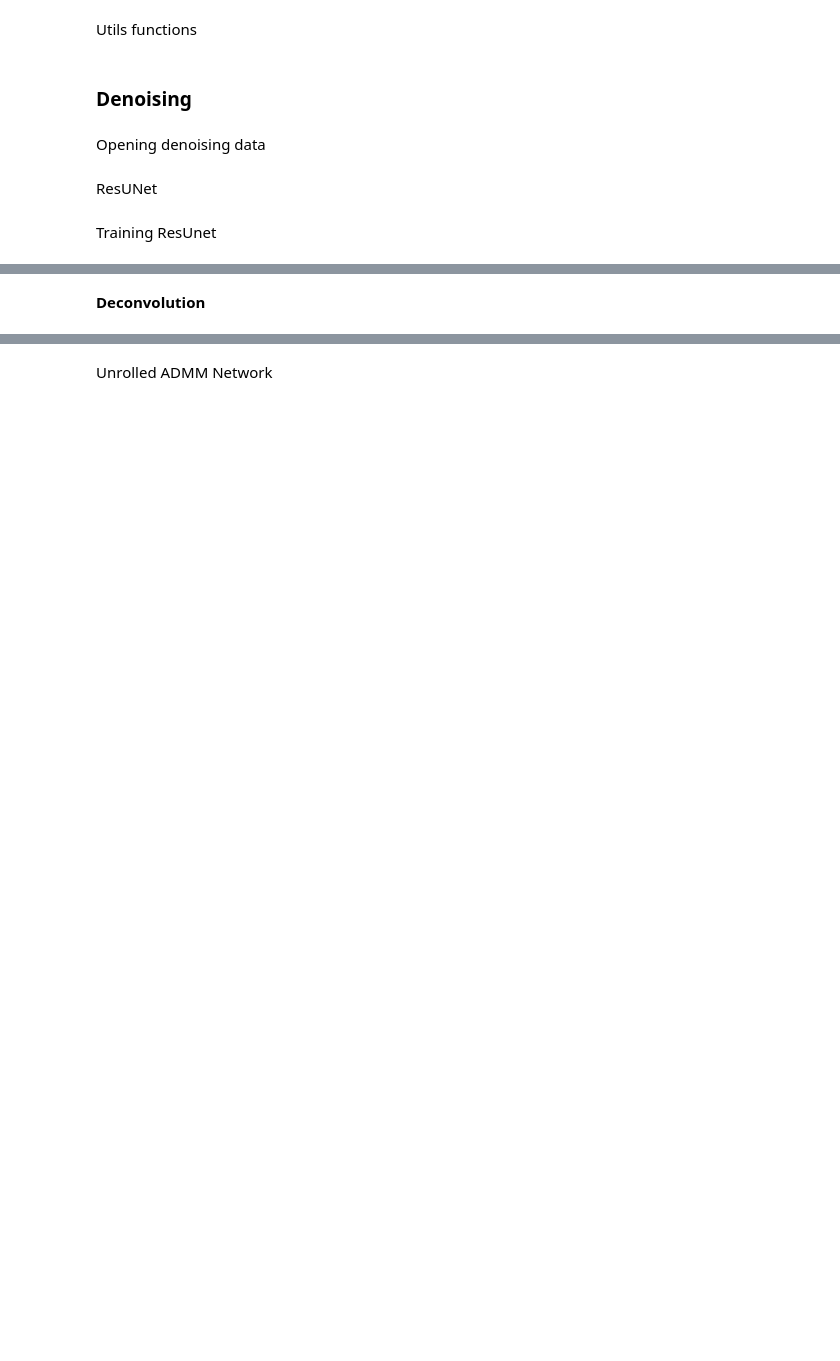
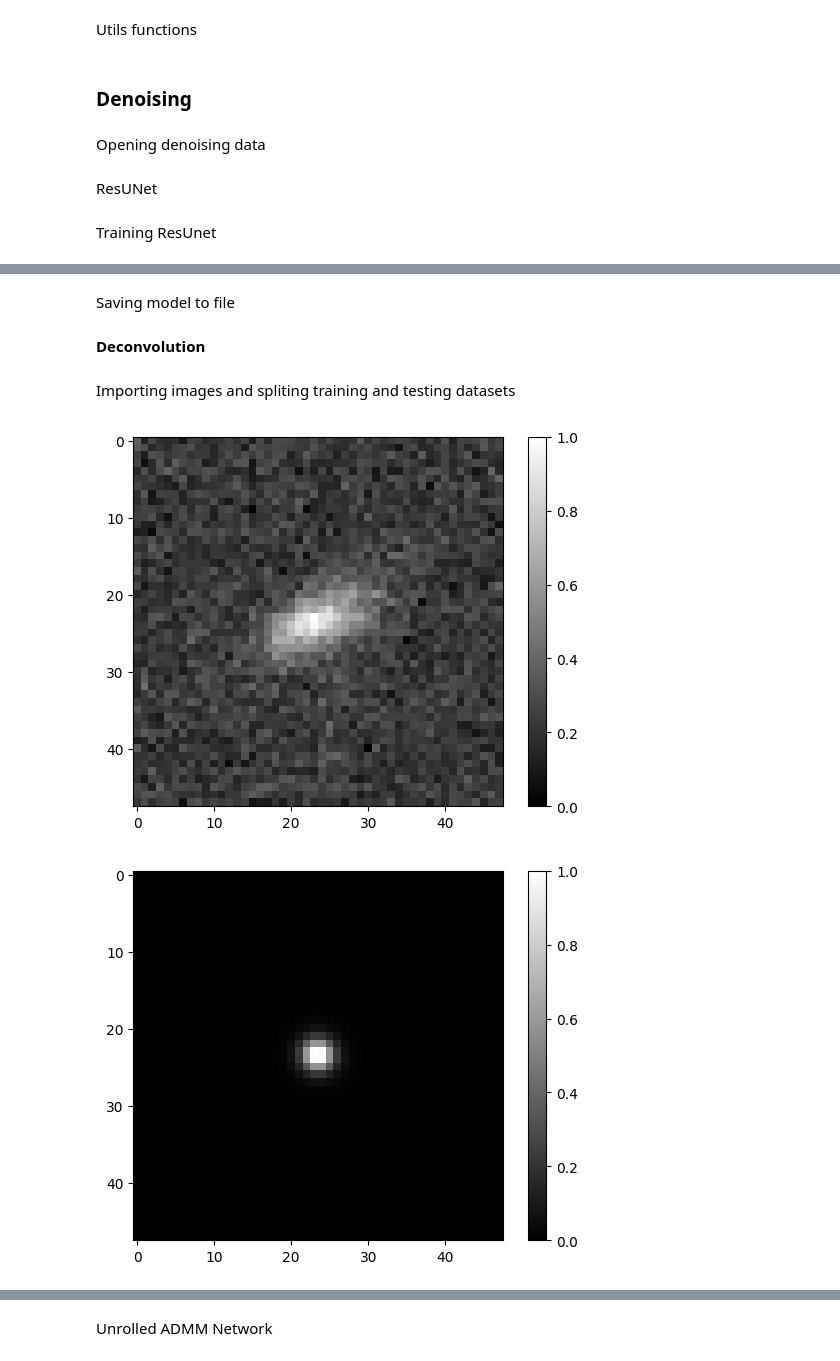
Before and after one commit to hugobbi/galaxy-deconvolution, a Jupyter notebook: src/nn_deconvolution.ipynb, the cells around one changed output, grey strips where cells are left out. Drawn from its saved outputs; the diff is of its cells as text; code cells hidden in the pictures; blank space fills up the shorter version.

```diff
--- a/src/nn_deconvolution.ipynb
+++ b/src/nn_deconvolution.ipynb
@@ -52,7 +52,7 @@ def normalize_list(list_arrays):
 # %% [markdown]
 Opening denoising data
 # %%
-image_file_path = 'output_denoising_snr100.fits'
+image_file_path = 'outputs/output_denoising_snr100.fits'
 img_head, img_data = read_header_and_data(image_file_path, 0)
 # %% [markdown]
 ResUNet
@@ -199,0 +174,2 @@ show_image(predictions[idx])
+# %% [markdown]
+Saving model to file
@@ -200,2 +178,50 @@ show_image(predictions[idx])
 # %% [markdown]
 **Deconvolution**
+# %% [markdown]
+Importing images and spliting training and testing datasets
+# %%
+# Importing images
+image_file_path = 'outputs/output_deconv_snr100_5k.fits'
+img_head, img_data = read_header_and_data(image_file_path, 0) # img_data = [mod_img1, original_img1, mod_img2, original_img2, ...]
+
+image_psf_file_path = 'outputs/output_deconv_snr100_5k_psf.fits'
+psf_head, psf_data = read_header_and_data(image_psf_file_path, 0)
+
+# Normalizing images
+img_data = normalize_list(img_data)
+psf_data = normalize_list(psf_data)
+
+# Reshaping images
+img_data = np.array([np.reshape(img, (img_size, img_size, 1)) for img in img_data])
+psf_data = np.array([np.reshape(psf, (img_size, img_size, 1)) for psf in psf_data])
+img_shape = img_data[0].shape
+
+# Spliting training and testing
+train_split = 0.7
+img_size = img_data[0].shape[0]
+num_total = len(img_data)
+train_idx = int(num_total * train_split)
+
+img_train = img_data[0:train_idx]
+psf_train = psf_data[0:train_idx]
+
+img_test = img_data[train_idx:num_total] # It is only necessary to get the images test, not the psf
+
+# Image train
+img_train_x = img_train[[i for i in range(0, len(img_train), 2)]]
+img_train_y = img_train[[i for i in range(1, len(img_train), 2)]]
+
+# PSF of the train images
+psf_train_x = psf_train[[i for i in range(0, len(psf_train), 2)]]
+
+img_test_x = img_test[[i for i in range(0, len(img_test), 2)]]
+img_test_y = img_test[[i for i in range(1, len(img_test), 2)]]
+
+idx = 0
+show_image(img_train_x[idx])
+show_image(psf_train_x[idx])
+show_image(img_test_x[idx])
+show_image(img_train_y[idx])
+# %% [output]
+[figure, added]
+[figure, added]
```
Also changed, not shown: parts of 7 cells of this notebook, 12 other files.
